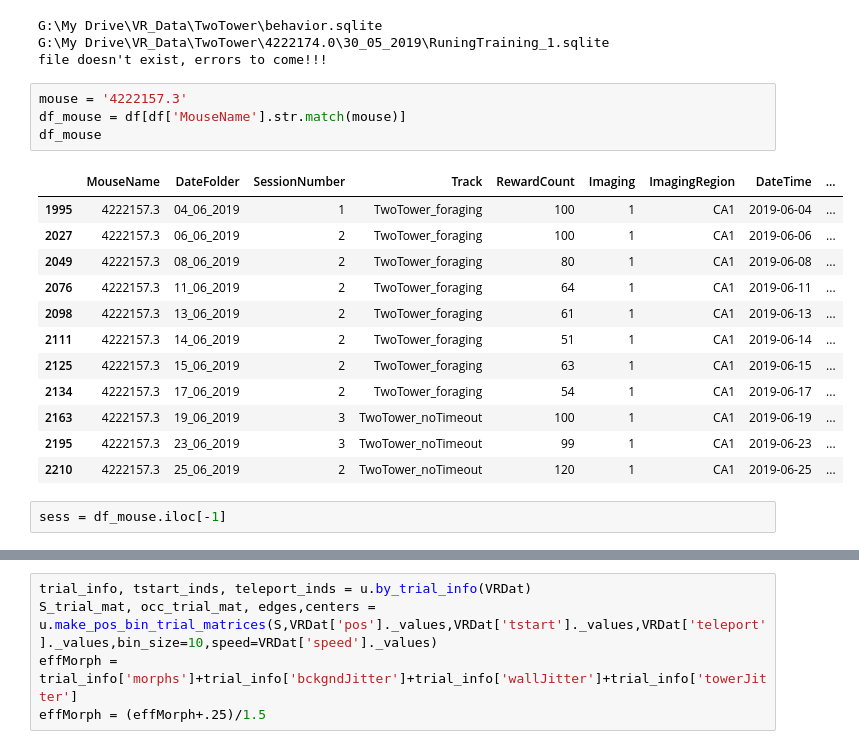
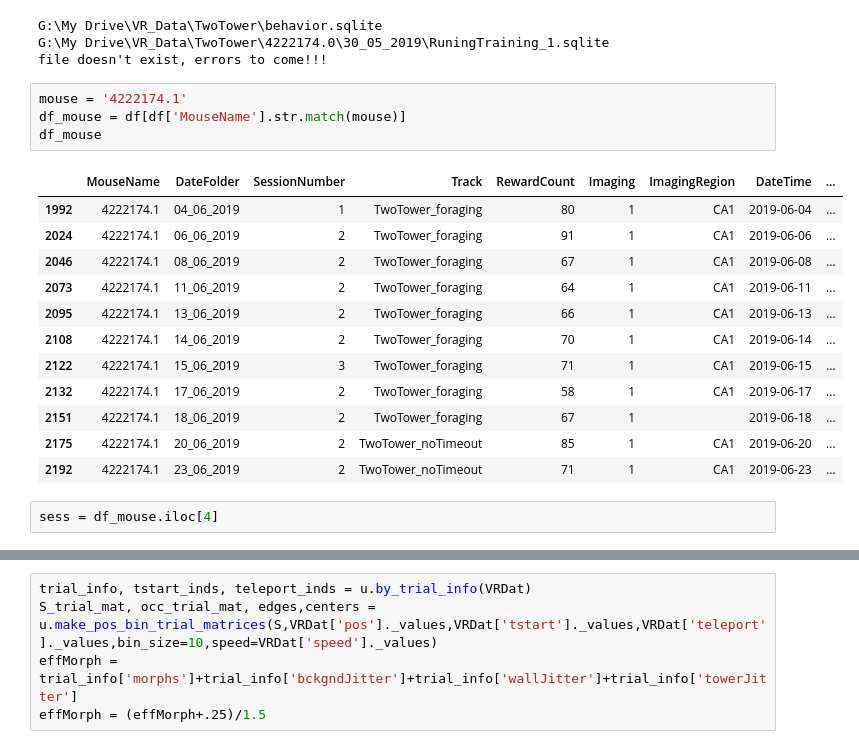
Before and after one commit to GiocomoLab/MightyMorphingPhotonRangers, a Jupyter notebook: SimMats/RealTimePopSim.ipynb, the cells around one changed output, grey strips where cells are left out. Drawn from its saved outputs; the diff is of its cells as text.

```diff
--- a/SimMats/RealTimePopSim.ipynb
+++ b/SimMats/RealTimePopSim.ipynb
@@ -34,24 +34,24 @@ G:\My Drive\VR_Data\TwoTower\behavior.sqlite
 G:\My Drive\VR_Data\TwoTower\4222174.0\30_05_2019\RuningTraining_1.sqlite
 file doesn't exist, errors to come!!!
 # %%
-mouse = '4222157.3'
+mouse = '4222174.1'
 df_mouse = df[df['MouseName'].str.match(mouse)]
 df_mouse
 # %% [output]
 |  | MouseName | DateFolder | SessionNumber | Track | RewardCount | Imaging | ImagingRegion | DateTime | ... |
-| 1995 | 4222157.3 | 04_06_2019 | 1 | TwoTower_foraging | 100 | 1 | CA1 | 2019-06-04 | ... |
-| 2027 | 4222157.3 | 06_06_2019 | 2 | TwoTower_foraging | 100 | 1 | CA1 | 2019-06-06 | ... |
-| 2049 | 4222157.3 | 08_06_2019 | 2 | TwoTower_foraging | 80 | 1 | CA1 | 2019-06-08 | ... |
-| 2076 | 4222157.3 | 11_06_2019 | 2 | TwoTower_foraging | 64 | 1 | CA1 | 2019-06-11 | ... |
-| 2098 | 4222157.3 | 13_06_2019 | 2 | TwoTower_foraging | 61 | 1 | CA1 | 2019-06-13 | ... |
-| 2111 | 4222157.3 | 14_06_2019 | 2 | TwoTower_foraging | 51 | 1 | CA1 | 2019-06-14 | ... |
-| 2125 | 4222157.3 | 15_06_2019 | 2 | TwoTower_foraging | 63 | 1 | CA1 | 2019-06-15 | ... |
-| 2134 | 4222157.3 | 17_06_2019 | 2 | TwoTower_foraging | 54 | 1 | CA1 | 2019-06-17 | ... |
-| 2163 | 4222157.3 | 19_06_2019 | 3 | TwoTower_noTimeout | 100 | 1 | CA1 | 2019-06-19 | ... |
-| 2195 | 4222157.3 | 23_06_2019 | 3 | TwoTower_noTimeout | 99 | 1 | CA1 | 2019-06-23 | ... |
-| 2210 | 4222157.3 | 25_06_2019 | 2 | TwoTower_noTimeout | 120 | 1 | CA1 | 2019-06-25 | ... |
+| 1992 | 4222174.1 | 04_06_2019 | 1 | TwoTower_foraging | 80 | 1 | CA1 | 2019-06-04 | ... |
+| 2024 | 4222174.1 | 06_06_2019 | 2 | TwoTower_foraging | 91 | 1 | CA1 | 2019-06-06 | ... |
+| 2046 | 4222174.1 | 08_06_2019 | 2 | TwoTower_foraging | 67 | 1 | CA1 | 2019-06-08 | ... |
+| 2073 | 4222174.1 | 11_06_2019 | 2 | TwoTower_foraging | 64 | 1 | CA1 | 2019-06-11 | ... |
+| 2095 | 4222174.1 | 13_06_2019 | 2 | TwoTower_foraging | 66 | 1 | CA1 | 2019-06-13 | ... |
+| 2108 | 4222174.1 | 14_06_2019 | 2 | TwoTower_foraging | 70 | 1 | CA1 | 2019-06-14 | ... |
+| 2122 | 4222174.1 | 15_06_2019 | 3 | TwoTower_foraging | 71 | 1 | CA1 | 2019-06-15 | ... |
+| 2132 | 4222174.1 | 17_06_2019 | 2 | TwoTower_foraging | 58 | 1 | CA1 | 2019-06-17 | ... |
+| 2151 | 4222174.1 | 18_06_2019 | 2 | TwoTower_foraging | 67 | 1 |  | 2019-06-18 | ... |
+| 2175 | 4222174.1 | 20_06_2019 | 2 | TwoTower_noTimeout | 85 | 1 | CA1 | 2019-06-20 | ... |
+| 2192 | 4222174.1 | 23_06_2019 | 2 | TwoTower_noTimeout | 71 | 1 | CA1 | 2019-06-23 | ... |
 # %%
-sess = df_mouse.iloc[-1]
+sess = df_mouse.iloc[4]
 # %%
 VRDat,C, S, A = pp.load_scan_sess(sess)
 # %% [output]
```
Also changed, not shown: parts of 7 cells of this notebook, 4 other files.
